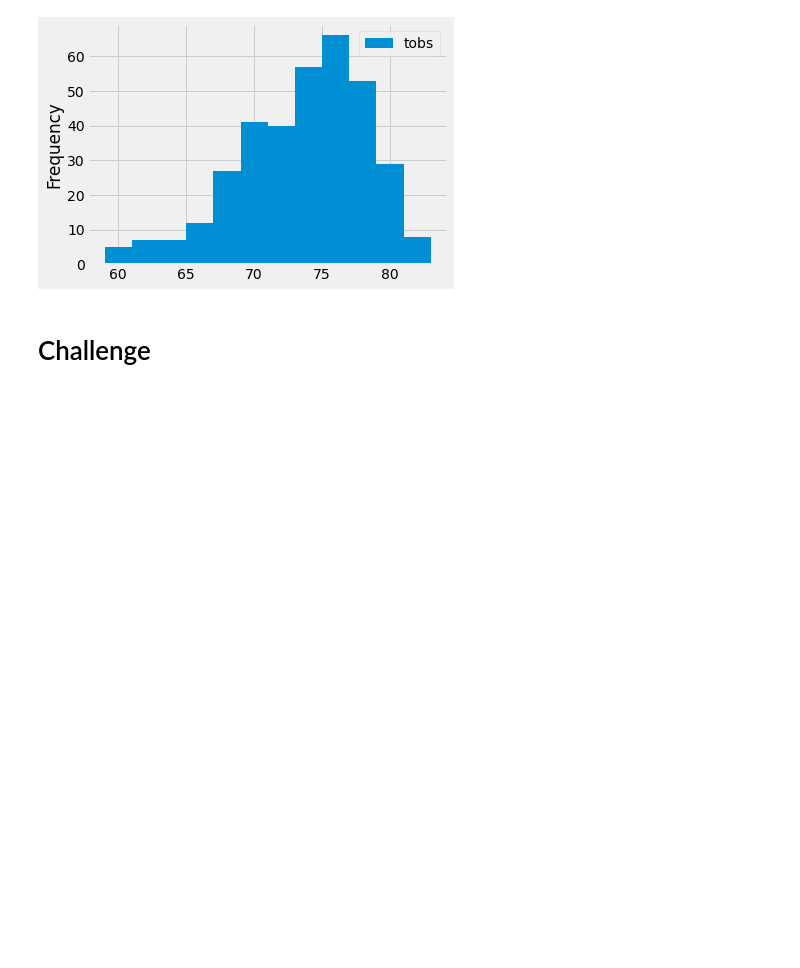
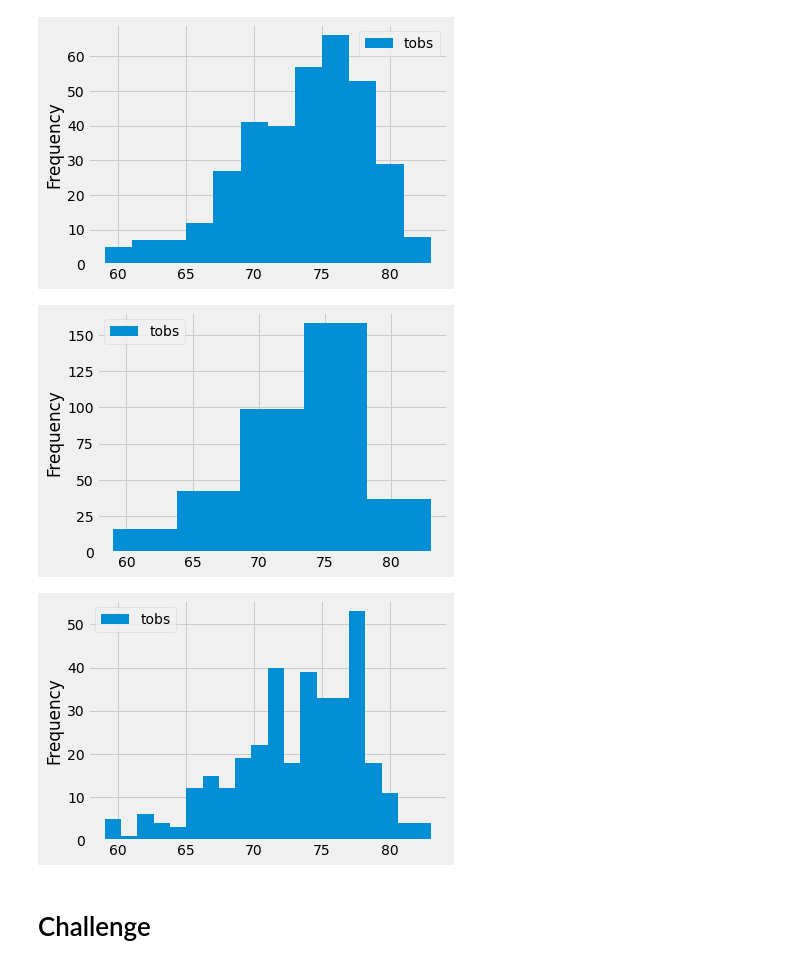
Before and after one commit to MamidalaV/surfs_up, a Jupyter notebook: climate_analysis.ipynb, the cells around one changed output. Cells and saved outputs as stored; diff of their text form; code cells hidden in the pictures; blank space fills up the shorter version.

```diff
--- a/climate_analysis.ipynb
+++ b/climate_analysis.ipynb
@@ -141,6 +141,17 @@ df.plot.hist(bins=12)
 plt.tight_layout()
 # %% [output]
 [figure]
+# %%
+#SKILL DRILL
+
+df.plot.hist(bins=5)
+plt.tight_layout()
+
+df.plot.hist(bins=20)
+plt.tight_layout()
+# %% [output]
+[figure, added]
+[figure, added]
 # %%
 # Write a function called `calc_temps` that will accept start date and end date in the format '%Y-%m-%d'
 # and return the minimum, average, and maximum temperatures for that range of dates
```
Also changed, not shown: 1 other file.
